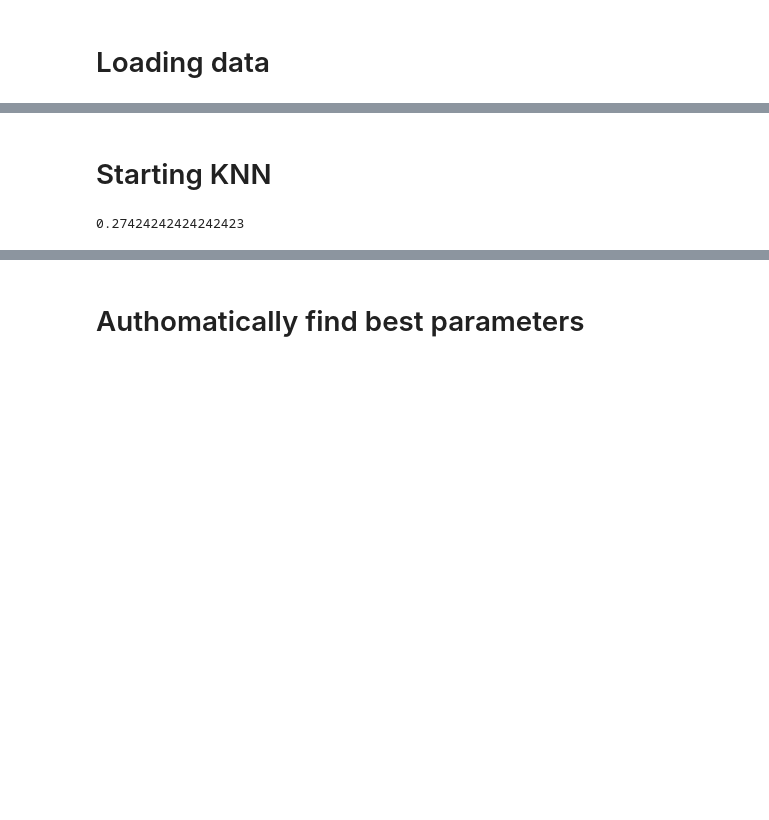
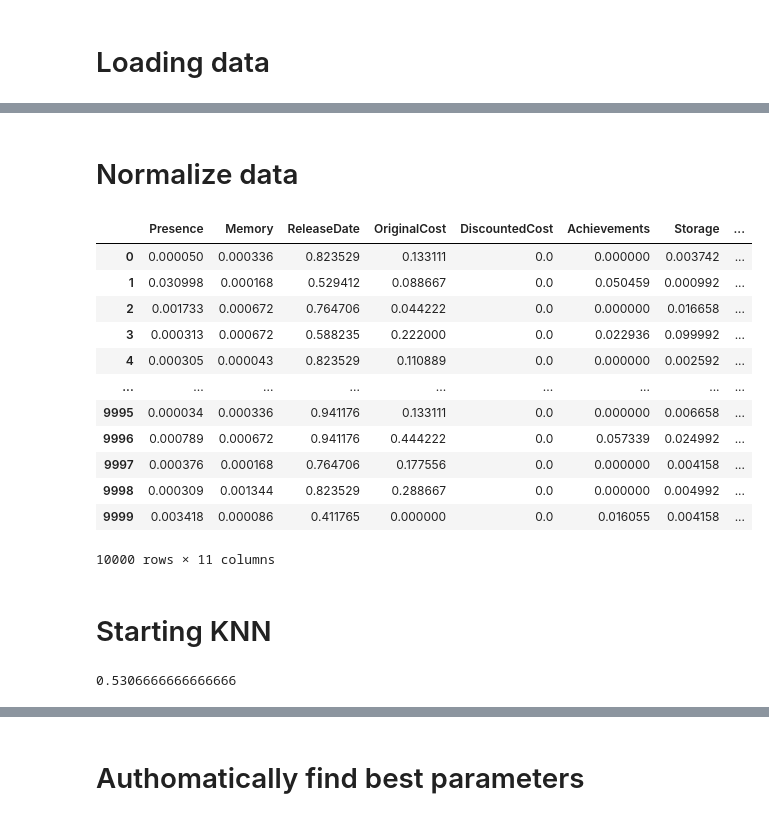
Before and after one commit to Asocsar/MD, a Jupyter notebook: Second_Part/KNN.ipynb, the cells around one changed output, grey strips where cells are left out. Saved outputs shown, nothing was run; the diff lists cells and outputs as text; code cells hidden in the pictures; blank space fills up the shorter version.

```diff
--- a/Second_Part/KNN.ipynb
+++ b/Second_Part/KNN.ipynb
@@ -53,8 +53,30 @@ print(y.shape)
+# %% [markdown]
+# Normalize data
+# %%
+from sklearn.preprocessing import MinMaxScaler
+
+min_max_scaler = MinMaxScaler()
+X_scaled = pd.DataFrame(min_max_scaler.fit_transform(X), columns = X.columns)
+X_scaled
+# %% [output]
+|  | Presence | Memory | ReleaseDate | OriginalCost | DiscountedCost | Achievements | Storage | ... |
+| 0 | 0.000050 | 0.000336 | 0.823529 | 0.133111 | 0.0 | 0.000000 | 0.003742 | ... |
+| 1 | 0.030998 | 0.000168 | 0.529412 | 0.088667 | 0.0 | 0.050459 | 0.000992 | ... |
+| 2 | 0.001733 | 0.000672 | 0.764706 | 0.044222 | 0.0 | 0.000000 | 0.016658 | ... |
+| 3 | 0.000313 | 0.000672 | 0.588235 | 0.222000 | 0.0 | 0.022936 | 0.099992 | ... |
+| 4 | 0.000305 | 0.000043 | 0.823529 | 0.110889 | 0.0 | 0.000000 | 0.002592 | ... |
+| ... | ... | ... | ... | ... | ... | ... | ... | ... |
+| 9995 | 0.000034 | 0.000336 | 0.941176 | 0.133111 | 0.0 | 0.000000 | 0.006658 | ... |
+| 9996 | 0.000789 | 0.000672 | 0.941176 | 0.444222 | 0.0 | 0.057339 | 0.024992 | ... |
+| 9997 | 0.000376 | 0.000168 | 0.764706 | 0.177556 | 0.0 | 0.000000 | 0.004158 | ... |
+| 9998 | 0.000309 | 0.001344 | 0.823529 | 0.288667 | 0.0 | 0.000000 | 0.004992 | ... |
+| 9999 | 0.003418 | 0.000086 | 0.411765 | 0.000000 | 0.0 | 0.016055 | 0.004158 | ... |
+10000 rows × 11 columns
 # %% [markdown]
 # Starting KNN
 # %%
 # Let's do a simple cross-validation: split data into training and test sets (test 30% of data)
-(X_train, X_test,  y_train, y_test) = cv.train_test_split(X, y, test_size=.3, random_state=1)
+(X_train, X_test,  y_train, y_test) = cv.train_test_split(X_scaled, y, test_size=.3, random_state=1)
 
 # Create a kNN classifier object
 knc = nb.KNeighborsClassifier()
@@ -65,7 +87,7 @@ knc.fit(X_train, y_train)
 # Obtain accuracy score of learned classifier on test data
 print(knc.score(X_test, y_test))
 # %% [output]
-0.27424242424242423
+0.5306666666666666
 # %%
 # More information with confussion matrix
 from sklearn.metrics import confusion_matrix
```
Also changed, not shown: parts of 15 cells of this notebook, 2 other files.
